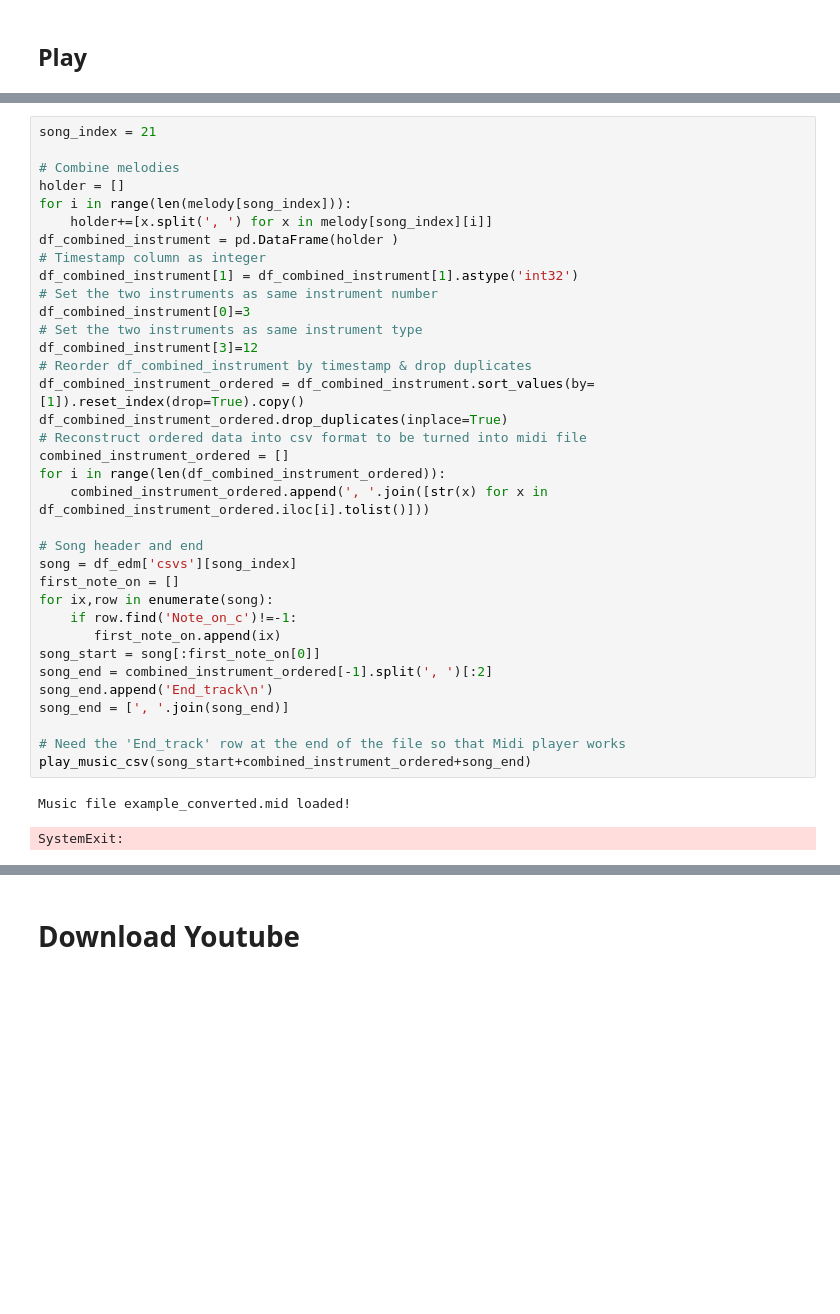
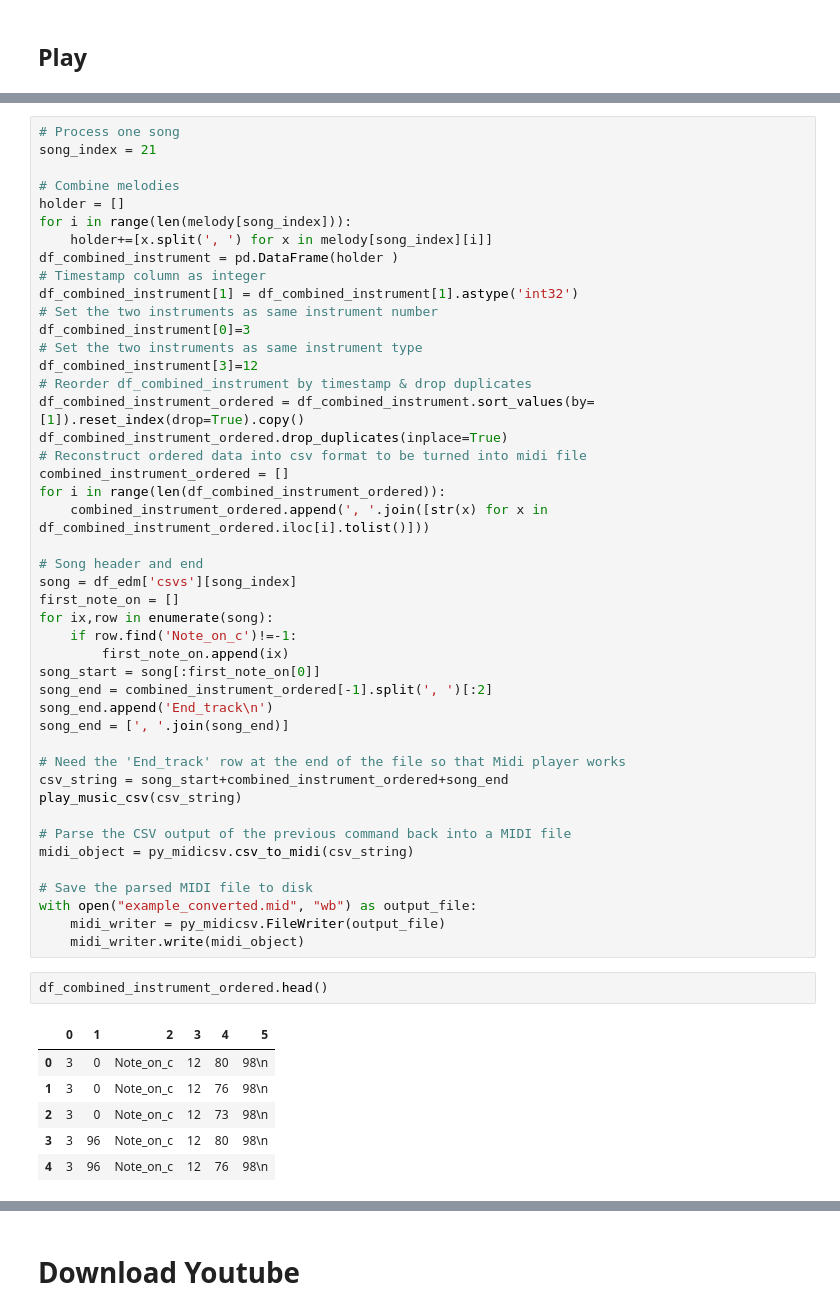
Before and after one commit to silvernine209/edm_generator, a Jupyter notebook: edm_generator.ipynb, the cells around one changed output, grey strips where cells are left out. Drawn from its saved outputs; the diff is of its cells as text; blank space fills up the shorter version.

```diff
--- a/edm_generator.ipynb
+++ b/edm_generator.ipynb
@@ -271,4 +298,5 @@ for ix,song in enumerate(instruments):
 # %%
+# Process one song
 song_index = 21
 
 # Combine melodies
@@ -295,14 +323,29 @@ song = df_edm['csvs'][song_index]
 first_note_on = []
 for ix,row in enumerate(song):
     if row.find('Note_on_c')!=-1:
-       first_note_on.append(ix)
+        first_note_on.append(ix)
 song_start = song[:first_note_on[0]]
 song_end = combined_instrument_ordered[-1].split(', ')[:2]
 song_end.append('End_track\n')
 song_end = [', '.join(song_end)]
 
 # Need the 'End_track' row at the end of the file so that Midi player works
-play_music_csv(song_start+combined_instrument_ordered+song_end)
+csv_string = song_start+combined_instrument_ordered+song_end
+play_music_csv(csv_string)
+
+# Parse the CSV output of the previous command back into a MIDI file
+midi_object = py_midicsv.csv_to_midi(csv_string)
+
+# Save the parsed MIDI file to disk
+with open("example_converted.mid", "wb") as output_file:
+    midi_writer = py_midicsv.FileWriter(output_file)
+    midi_writer.write(midi_object)
-# %% [output]
-Music file example_converted.mid loaded!
-SystemExit:
+# %%
+df_combined_instrument_ordered.head()
+# %% [output]
+|  | 0 | 1 | 2 | 3 | 4 | 5 |
+| 0 | 3 | 0 | Note_on_c | 12 | 80 | 98\n |
+| 1 | 3 | 0 | Note_on_c | 12 | 76 | 98\n |
+| 2 | 3 | 0 | Note_on_c | 12 | 73 | 98\n |
+| 3 | 3 | 96 | Note_on_c | 12 | 80 | 98\n |
+| 4 | 3 | 96 | Note_on_c | 12 | 76 | 98\n |
```
Also changed, not shown: parts of 6 cells of this notebook.
